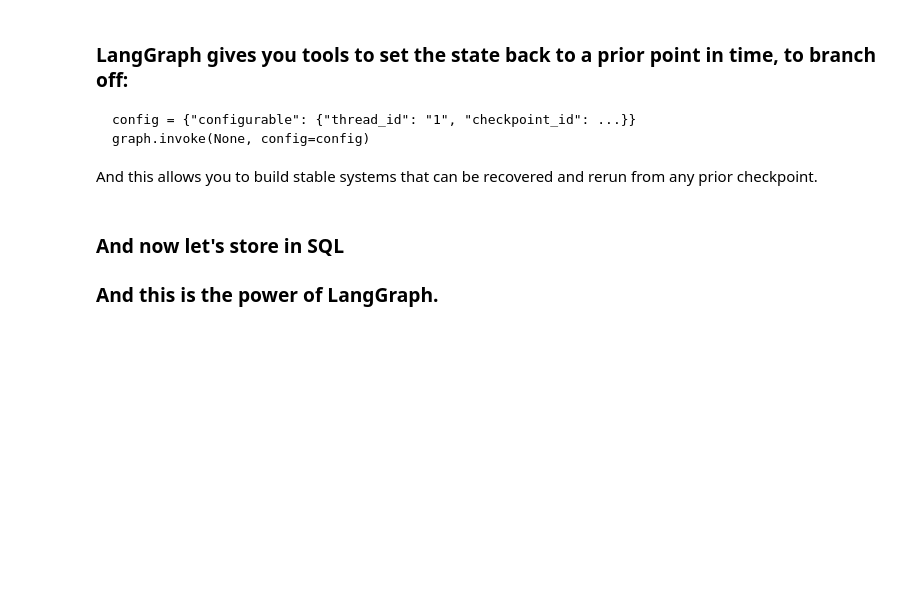
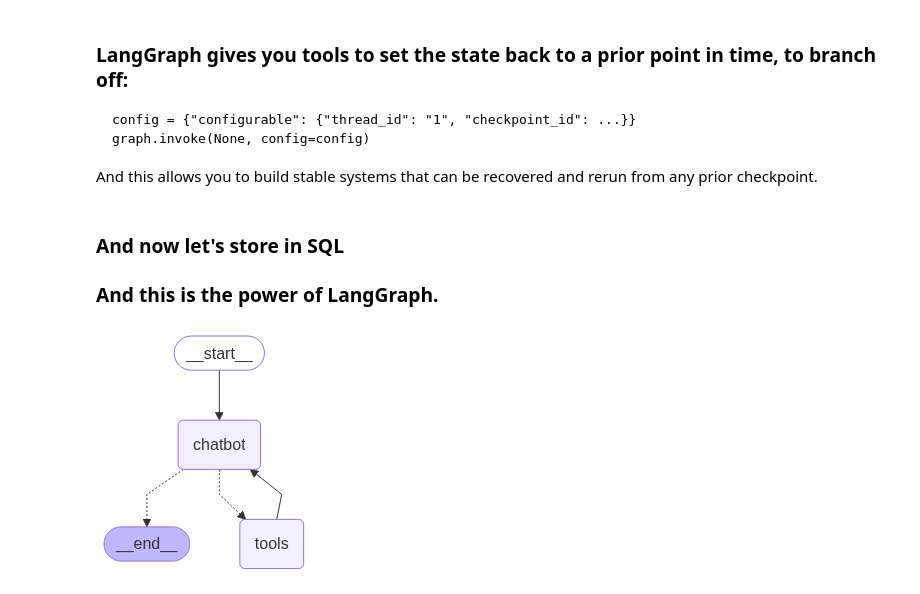
Before and after one commit to reema14a/agents, a Jupyter notebook: 4_langgraph/2_lab2.ipynb, the cells around one changed output. Cells and saved outputs as stored; diff of their text form; code cells hidden in the pictures; blank space fills up the shorter version.

```diff
--- a/4_langgraph/2_lab2.ipynb
+++ b/4_langgraph/2_lab2.ipynb
@@ -223,27 +270,29 @@ sql_memory = SqliteSaver(conn)
 # %%
 # Steps 1 and 2
 graph_builder = StateGraph(State)
 
 
 # Step 3
-llm = ChatOpenAI(model="gpt-4o-mini")
-llm_with_tools = llm.bind_tools(tools)
+# llm = ChatOpenAI(model="gpt-4o-mini")
+# llm_with_tools = llm.bind_tools(tools)
 
 def chatbot(state: State):
     print(state)
     return {"messages": [llm_with_tools.invoke(state["messages"])]}
 
 graph_builder.add_node("chatbot", chatbot)
 graph_builder.add_node("tools", ToolNode(tools=tools))
 
 # Step 4
 graph_builder.add_conditional_edges( "chatbot", tools_condition, "tools")
 graph_builder.add_edge("tools", "chatbot")
 graph_builder.add_edge(START, "chatbot")
 
 # Step 5
 graph = graph_builder.compile(checkpointer=sql_memory)
 display(Image(graph.get_graph().draw_mermaid_png()))
+# %% [output]
+[figure, added]
 # %%
 config = {"configurable": {"thread_id": "3"}}
 
```
Also changed, not shown: parts of 13 cells of this notebook, 4 other files.
